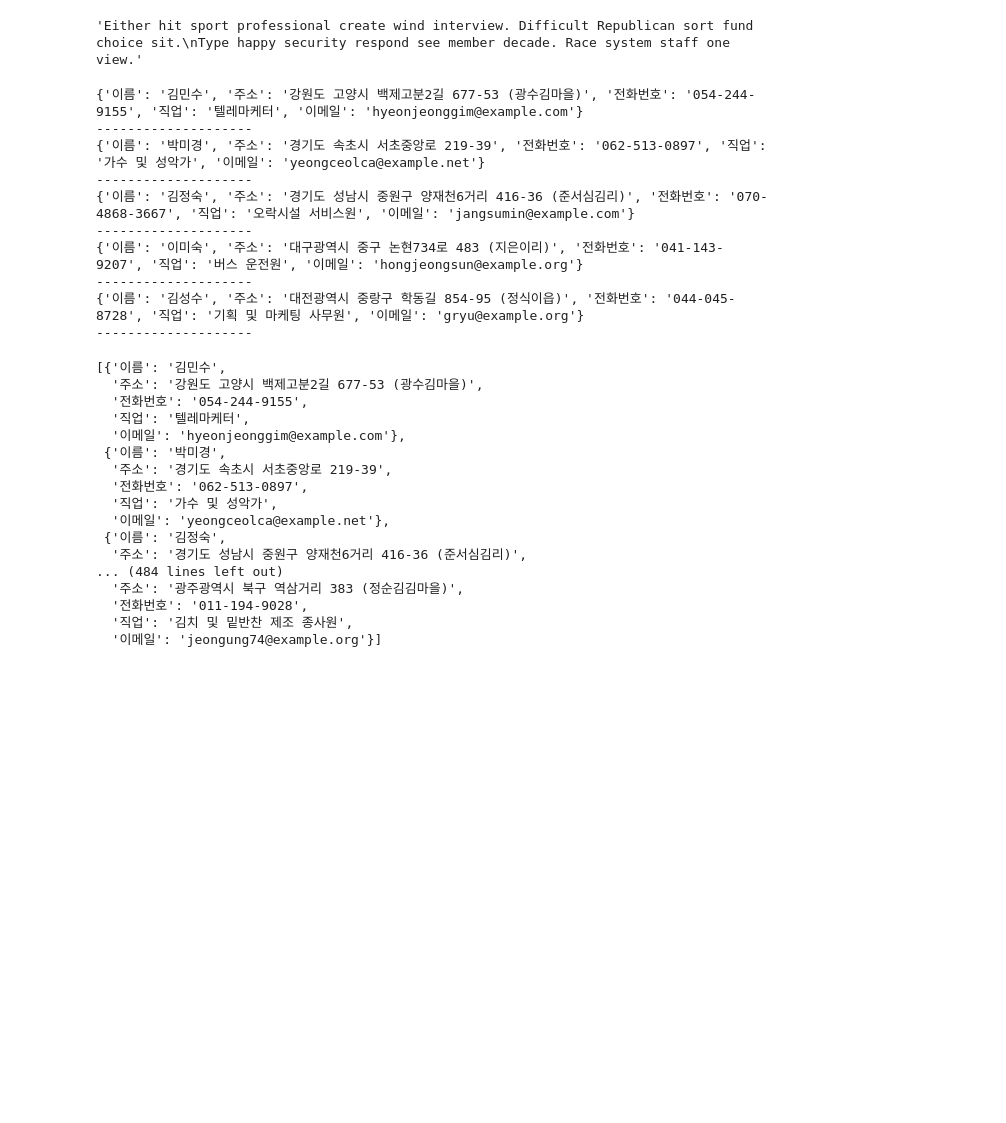
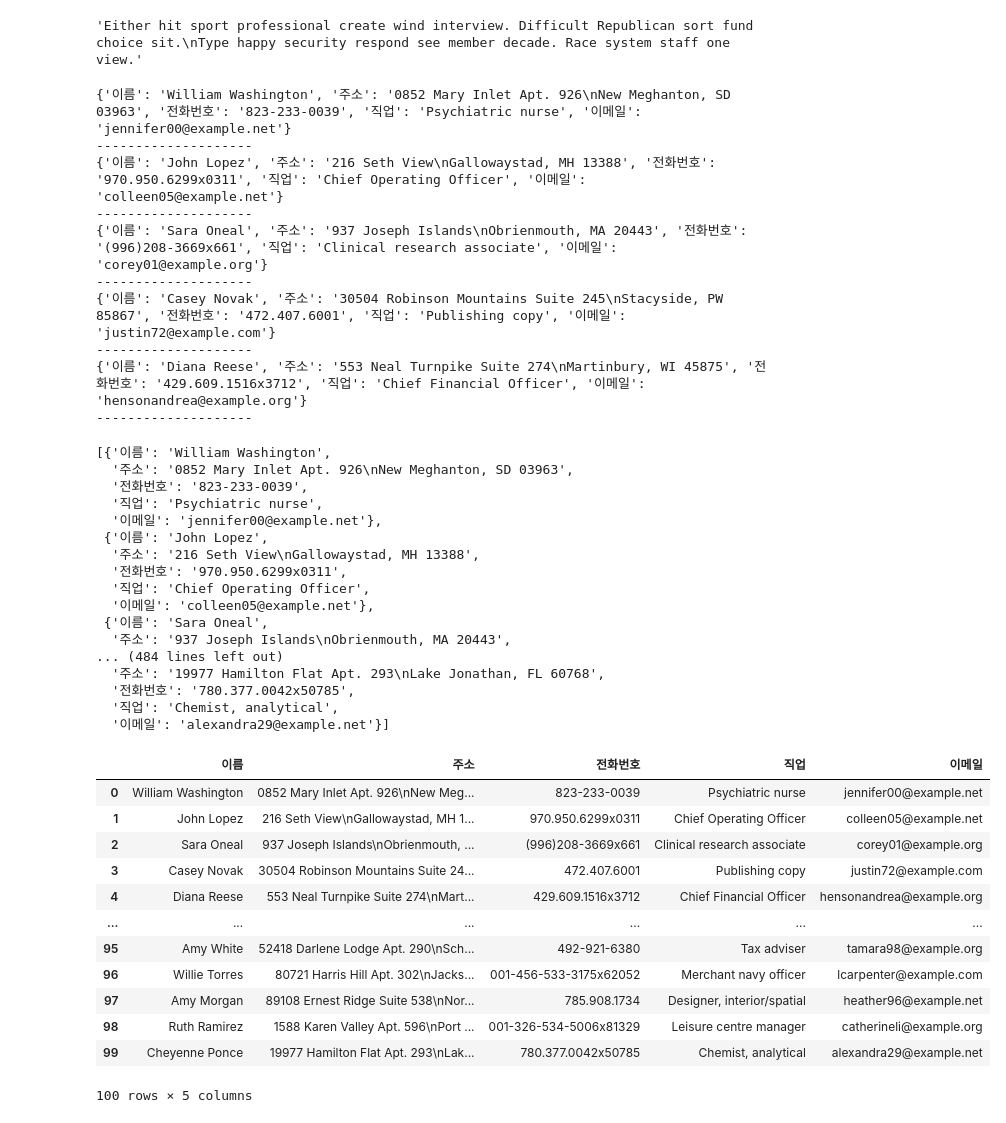
Before and after one commit to ancestor9/Introduction-to-BigData-Analysis, a Jupyter notebook: 5주차/5주차2차시_Modules_and_Packages.ipynb, the cells around one changed output. Saved outputs shown, nothing was run; the diff lists cells and outputs as text; code cells hidden in the pictures; blank space fills up the shorter version.

```diff
--- a/5주차/5주차2차시_Modules_and_Packages.ipynb
+++ b/5주차/5주차2차시_Modules_and_Packages.ipynb
@@ -198,7 +198,7 @@ fake.text()
 # %%
 # prompt: fake를 사용하여 이름, 주소, 전화번호, 직업, 이메일 등을 key로 하는 사전형데이터 100개를 무작위로 생성해줘
 
-fake = Faker('ko_KR')
+fake = Faker() # Faker('ko')
 
 data = []
 for _ in range(100):
@@ -216,33 +216,52 @@ for i in range(5):
     print(data[i])
     print("-" * 20)
 # %% [output]
-{'이름': '김민수', '주소': '강원도 고양시 백제고분2길 677-53 (광수김마을)', '전화번호': '054-244-9155', '직업': '텔레마케터', '이메일': 'hyeonjeonggim@example.com'}
+{'이름': 'William Washington', '주소': '0852 Mary Inlet Apt. 926\nNew Meghanton, SD 03963', '전화번호': '823-233-0039', '직업': 'Psychiatric nurse', '이메일': 'jennifer00@example.net'}
 --------------------
-{'이름': '박미경', '주소': '경기도 속초시 서초중앙로 219-39', '전화번호': '062-513-0897', '직업': '가수 및 성악가', '이메일': 'yeongceolca@example.net'}
+{'이름': 'John Lopez', '주소': '216 Seth View\nGallowaystad, MH 13388', '전화번호': '970.950.6299x0311', '직업': 'Chief Operating Officer', '이메일': 'colleen05@example.net'}
 --------------------
-{'이름': '김정숙', '주소': '경기도 성남시 중원구 양재천6거리 416-36 (준서심김리)', '전화번호': '070-4868-3667', '직업': '오락시설 서비스원', '이메일': 'jangsumin@example.com'}
+{'이름': 'Sara Oneal', '주소': '937 Joseph Islands\nObrienmouth, MA 20443', '전화번호': '(996)208-3669x661', '직업': 'Clinical research associate', '이메일': 'corey01@example.org'}
 --------------------
-{'이름': '이미숙', '주소': '대구광역시 중구 논현734로 483 (지은이리)', '전화번호': '041-143-9207', '직업': '버스 운전원', '이메일': 'hongjeongsun@example.org'}
+{'이름': 'Casey Novak', '주소': '30504 Robinson Mountains Suite 245\nStacyside, PW 85867', '전화번호': '472.407.6001', '직업': 'Publishing copy', '이메일': 'justin72@example.com'}
 --------------------
-{'이름': '김성수', '주소': '대전광역시 중랑구 학동길 854-95 (정식이읍)', '전화번호': '044-045-8728', '직업': '기획 및 마케팅 사무원', '이메일': 'gryu@example.org'}
+{'이름': 'Diana Reese', '주소': '553 Neal Turnpike Suite 274\nMartinbury, WI 45875', '전화번호': '429.609.1516x3712', '직업': 'Chief Financial Officer', '이메일': 'hensonandrea@example.org'}
 --------------------
 # %%
 data
 # %% [output]
-[{'이름': '김민수',
-  '주소': '강원도 고양시 백제고분2길 677-53 (광수김마을)',
-  '전화번호': '054-244-9155',
-  '직업': '텔레마케터',
-  '이메일': 'hyeonjeonggim@example.com'},
- {'이름': '박미경',
-  '주소': '경기도 속초시 서초중앙로 219-39',
-  '전화번호': '062-513-0897',
-  '직업': '가수 및 성악가',
-  '이메일': 'yeongceolca@example.net'},
- {'이름': '김정숙',
-  '주소': '경기도 성남시 중원구 양재천6거리 416-36 (준서심김리)',
+[{'이름': 'William Washington',
+  '주소': '0852 Mary Inlet Apt. 926\nNew Meghanton, SD 03963',
+  '전화번호': '823-233-0039',
+  '직업': 'Psychiatric nurse',
+  '이메일': 'jennifer00@example.net'},
+ {'이름': 'John Lopez',
+  '주소': '216 Seth View\nGallowaystad, MH 13388',
+  '전화번호': '970.950.6299x0311',
+  '직업': 'Chief Operating Officer',
+  '이메일': 'colleen05@example.net'},
+ {'이름': 'Sara Oneal',
+  '주소': '937 Joseph Islands\nObrienmouth, MA 20443',
 ... (484 lines left out)
-  '주소': '광주광역시 북구 역삼거리 383 (정순김김마을)',
-  '전화번호': '011-194-9028',
-  '직업': '김치 및 밑반찬 제조 종사원',
-  '이메일': 'jeongung74@example.org'}]
+  '주소': '19977 Hamilton Flat Apt. 293\nLake Jonathan, FL 60768',
+  '전화번호': '780.377.0042x50785',
+  '직업': 'Chemist, analytical',
+  '이메일': 'alexandra29@example.net'}]
+# %%
+import pandas as pd
+
+df = pd.DataFrame(data)
+df
+# %% [output]
+|  | 이름 | 주소 | 전화번호 | 직업 | 이메일 |
+| 0 | William Washington | 0852 Mary Inlet Apt. 926\nNew Meg... | 823-233-0039 | Psychiatric nurse | jennifer00@example.net |
+| 1 | John Lopez | 216 Seth View\nGallowaystad, MH 1... | 970.950.6299x0311 | Chief Operating Officer | colleen05@example.net |
+| 2 | Sara Oneal | 937 Joseph Islands\nObrienmouth, ... | (996)208-3669x661 | Clinical research associate | corey01@example.org |
+| 3 | Casey Novak | 30504 Robinson Mountains Suite 24... | 472.407.6001 | Publishing copy | justin72@example.com |
+| 4 | Diana Reese | 553 Neal Turnpike Suite 274\nMart... | 429.609.1516x3712 | Chief Financial Officer | hensonandrea@example.org |
+| ... | ... | ... | ... | ... | ... |
+| 95 | Amy White | 52418 Darlene Lodge Apt. 290\nSch... | 492-921-6380 | Tax adviser | tamara98@example.org |
+| 96 | Willie Torres | 80721 Harris Hill Apt. 302\nJacks... | 001-456-533-3175x62052 | Merchant navy officer | lcarpenter@example.com |
+| 97 | Amy Morgan | 89108 Ernest Ridge Suite 538\nNor... | 785.908.1734 | Designer, interior/spatial | heather96@example.net |
+| 98 | Ruth Ramirez | 1588 Karen Valley Apt. 596\nPort ... | 001-326-534-5006x81329 | Leisure centre manager | catherineli@example.org |
+| 99 | Cheyenne Ponce | 19977 Hamilton Flat Apt. 293\nLak... | 780.377.0042x50785 | Chemist, analytical | alexandra29@example.net |
+100 rows × 5 columns
```
